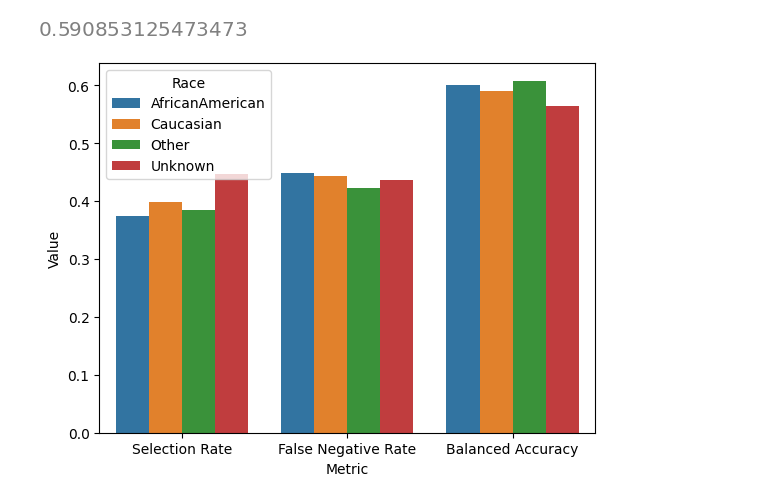
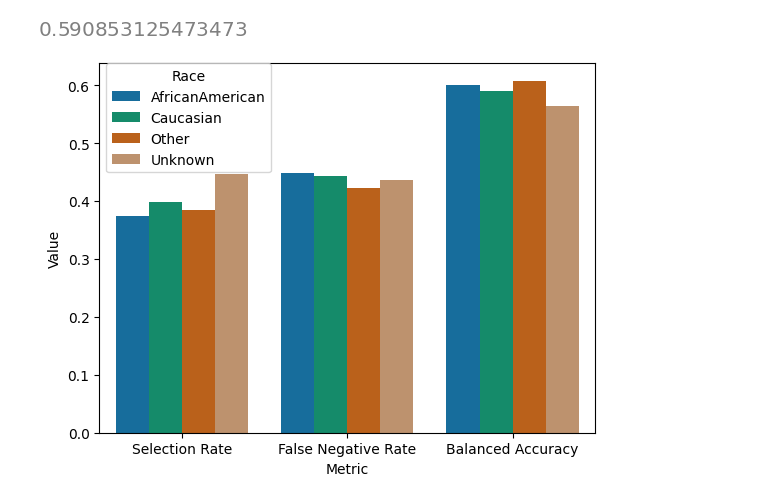
Before and after one commit to theislab/ehrapy-reproducibility, a Jupyter notebook: Supplementary_Figure_X/notebooks/algorithmic_bias.ipynb, the cells around one changed output. Drawn from its saved outputs; the diff is of its cells as text; code cells hidden in the pictures.

Commit message:
rename, enhance color scheme

```diff
--- a/Supplementary_Figure_X/notebooks/algorithmic_bias.ipynb
+++ b/Supplementary_Figure_X/notebooks/algorithmic_bias.ipynb
@@ -19,6 +20,9 @@ from sklearn.pipeline import Pipeline
 
 from fairlearn.metrics import MetricFrame, false_negative_rate, selection_rate
 from fairlearn.postprocessing import ThresholdOptimizer
+# %%
+# cohorttracker color palette
+colors = sns.color_palette("colorblind", n_colors=14)
 # %%
 adata_algo = ep.dt.diabetes_130_fairlearn(
     columns_obs_only=[
@@ -201,13 +208,15 @@ balanced_accuracy_score(adata_algo_test.obs["readmit_30_days"].astype(bool), Y_p
 # %%
 df_long_postprocess = pd.melt(metricframe_postprocess.by_group.reset_index(), id_vars=['race'], var_name='metric', value_name='value')
 # %%
+palette = [colors[0], colors[2], colors[3], colors[5]]
+
 fig, ax = plt.subplots()
-bar = sns.barplot(data=df_long_postprocess, x="metric", y="value", hue="race")
-ax.legend(title="Race")
+bar = sns.barplot(data=df_long_postprocess, x="metric", y="value", hue="race", palette=palette)
+ax.legend(title="Race", loc="upper left", bbox_to_anchor=(0, 1.018))
 ax.set_ylabel("Value")
 ax.set_xlabel("Metric")
 ax.set_xticklabels(labels=["Selection Rate", "False Negative Rate", "Balanced Accuracy"])
 
-plt.savefig("classification_postprocessing.png", dpi=300, bbox_inches="tight")
+plt.savefig("algorithmic_bias_2.png", dpi=300, bbox_inches="tight")
 # %% [output]
-[figure, old version]
+[figure, new version]
```
Also changed, not shown: parts of 2 cells of this notebook, 2 other files.
